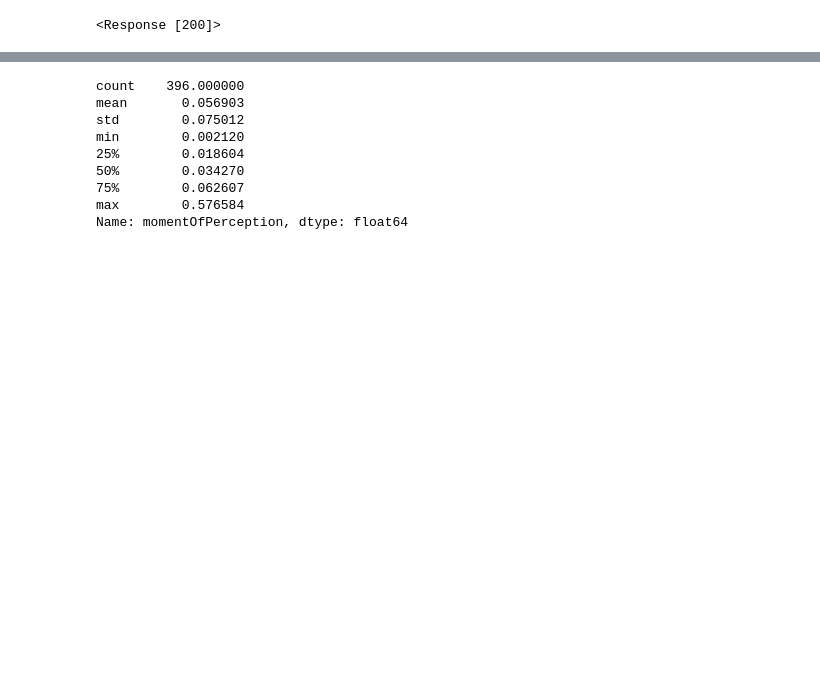
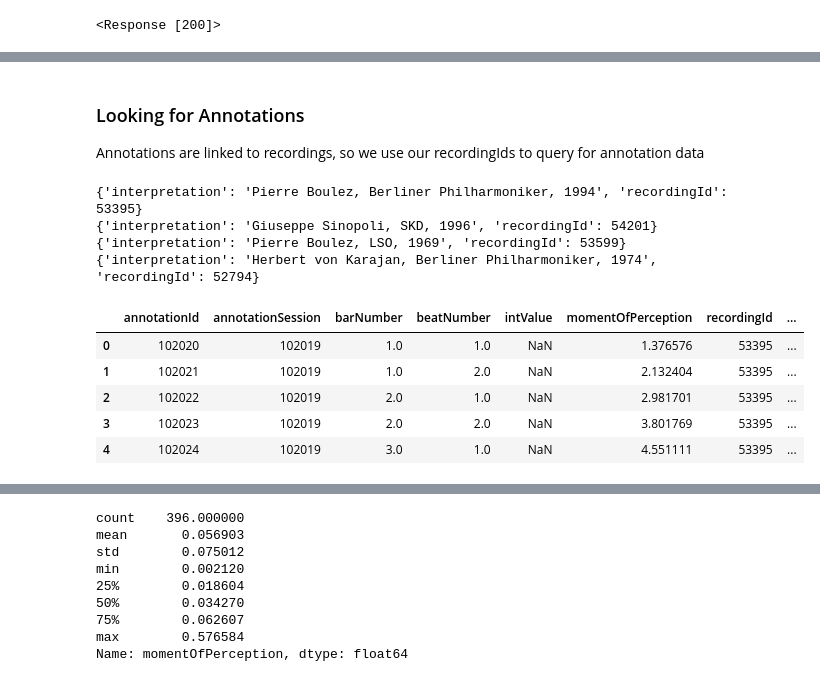
Before and after one commit to KarajanResearch/OpenMusicAnnotations, a Jupyter notebook: jupyter/input/Rhythmic Predictability of Weak-Transient Orchestral Music.ipynb, the cells around one changed output, grey strips where cells are left out. Cells and saved outputs as stored; diff of their text form; code cells hidden in the pictures; blank space fills up the shorter version.

```diff
--- a/jupyter/input/Rhythmic Predictability of Weak-Transient Orchestral Music.ipynb
+++ b/jupyter/input/Rhythmic Predictability of Weak-Transient Orchestral Music.ipynb
@@ -77,0 +121,32 @@ df_interpretations.head()
+# %% [markdown]
+### Looking for Annotations
+
+Annotations are linked to recordings, so we use our recordingIds to query for annotation data
+# %%
+# annotations = oma.annotation_find({"findBy": "recording", "recording": recording["id"]})
+#
+
+annotations = []
+
+for interpretation in interpretations:
+    print(interpretation)
+    a = oma.annotation_find({"findBy": "recording", "recording": interpretation["recordingId"]})
+    annotations.extend(a)
+
+#a = oma.annotation_find({"findBy": "recording", "recording": interpretations[0]["recordingId"]})
+#annotations.extend(a)
+
+#print(annotations[0])
+df_annotations = pd.DataFrame(data=annotations)
+df_annotations.head()
+# %% [output]
+{'interpretation': 'Pierre Boulez, Berliner Philharmoniker, 1994', 'recordingId': 53395}
+{'interpretation': 'Giuseppe Sinopoli, SKD, 1996', 'recordingId': 54201}
+{'interpretation': 'Pierre Boulez, LSO, 1969', 'recordingId': 53599}
+{'interpretation': 'Herbert von Karajan, Berliner Philharmoniker, 1974', 'recordingId': 52794}
+|  | annotationId | annotationSession | barNumber | beatNumber | intValue | momentOfPerception | recordingId | ... |
+| 0 | 102020 | 102019 | 1.0 | 1.0 | NaN | 1.376576 | 53395 | ... |
+| 1 | 102021 | 102019 | 1.0 | 2.0 | NaN | 2.132404 | 53395 | ... |
+| 2 | 102022 | 102019 | 2.0 | 1.0 | NaN | 2.981701 | 53395 | ... |
+| 3 | 102023 | 102019 | 2.0 | 2.0 | NaN | 3.801769 | 53395 | ... |
+| 4 | 102024 | 102019 | 3.0 | 1.0 | NaN | 4.551111 | 53395 | ... |
```
Also changed, not shown: parts of 21 cells of this notebook, 4 other files.
